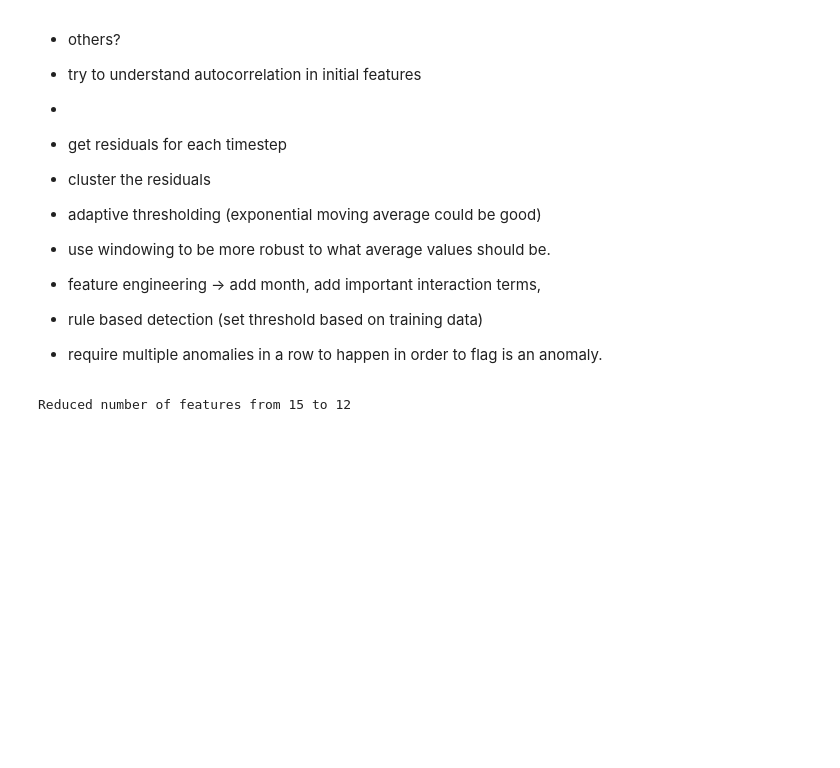
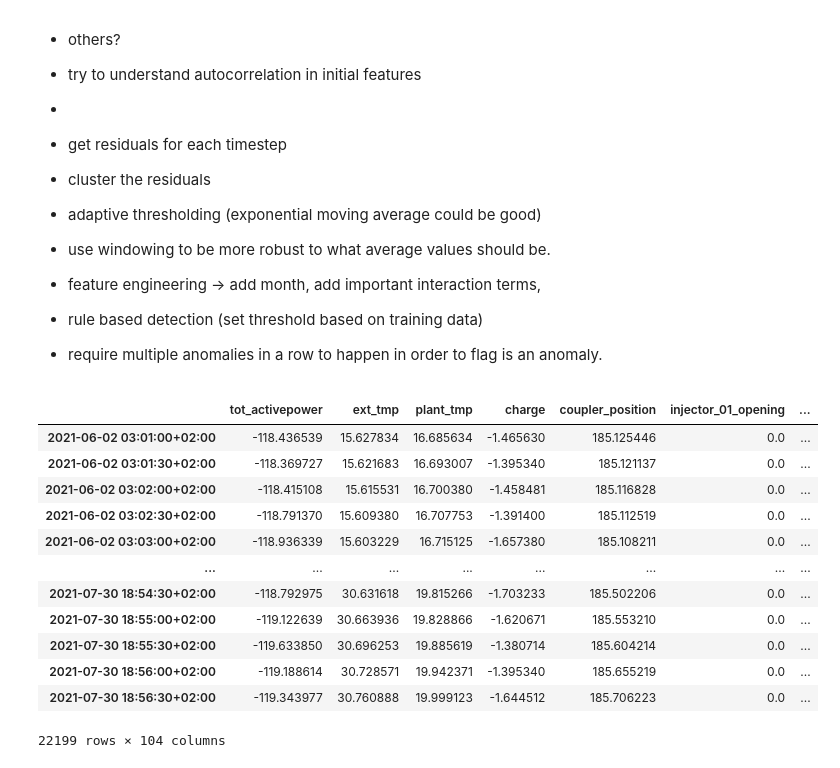
Before and after one commit to j0shcd/ml4pm-project, a Jupyter notebook: josh_models.ipynb, the cells around one changed output. Saved outputs shown, nothing was run; the diff lists cells and outputs as text; code cells hidden in the pictures; blank space fills up the shorter version.

```diff
--- a/josh_models.ipynb
+++ b/josh_models.ipynb
@@ -53 +79,19 @@ u6_test_equil_pump = data_preprocessing.u6_test_equil_pump
+# %%
+# restart kernel/VScode until the ema features show up
+
+u5_s01_equil_pump
+# %% [output]
+|  | tot_activepower | ext_tmp | plant_tmp | charge | coupler_position | injector_01_opening | ... |
+| 2021-06-02 03:01:00+02:00 | -118.436539 | 15.627834 | 16.685634 | -1.465630 | 185.125446 | 0.0 | ... |
+| 2021-06-02 03:01:30+02:00 | -118.369727 | 15.621683 | 16.693007 | -1.395340 | 185.121137 | 0.0 | ... |
+| 2021-06-02 03:02:00+02:00 | -118.415108 | 15.615531 | 16.700380 | -1.458481 | 185.116828 | 0.0 | ... |
+| 2021-06-02 03:02:30+02:00 | -118.791370 | 15.609380 | 16.707753 | -1.391400 | 185.112519 | 0.0 | ... |
+| 2021-06-02 03:03:00+02:00 | -118.936339 | 15.603229 | 16.715125 | -1.657380 | 185.108211 | 0.0 | ... |
+| ... | ... | ... | ... | ... | ... | ... | ... |
+| 2021-07-30 18:54:30+02:00 | -118.792975 | 30.631618 | 19.815266 | -1.703233 | 185.502206 | 0.0 | ... |
+| 2021-07-30 18:55:00+02:00 | -119.122639 | 30.663936 | 19.828866 | -1.620671 | 185.553210 | 0.0 | ... |
+| 2021-07-30 18:55:30+02:00 | -119.633850 | 30.696253 | 19.885619 | -1.380714 | 185.604214 | 0.0 | ... |
+| 2021-07-30 18:56:00+02:00 | -119.188614 | 30.728571 | 19.942371 | -1.395340 | 185.655219 | 0.0 | ... |
+| 2021-07-30 18:56:30+02:00 | -119.343977 | 30.760888 | 19.999123 | -1.644512 | 185.706223 | 0.0 | ... |
+22199 rows × 104 columns
 # %%
@@ -67,17 +114,15 @@ target = 'stat_magn_01_tmp'
 X = u5_train_equil_pump[features]
 y = u5_train_equil_pump[target]
 # %%
-# Standardize the features before applying PCA
-scaler = StandardScaler()
-X_scaled = scaler.fit_transform(X)
+# # Standardize the features before applying PCA
+# scaler = StandardScaler()
+# X_scaled = scaler.fit_transform(X)
 
-# Applying PCA
-pca = PCA(n_components=0.95)  # Keep 95% of variance
-X_pca = pca.fit_transform(X_scaled)
+# # Applying PCA
+# pca = PCA(n_components=0.95)  # Keep 95% of variance
+# X_pca = pca.fit_transform(X_scaled)
 
-print(f"Reduced number of features from {X.shape[1]} to {X_pca.shape[1]}")
+# print(f"Reduced number of features from {X.shape[1]} to {X_pca.shape[1]}")
-# %% [output]
-Reduced number of features from 15 to 12
 # %%
 # X_train, X_test, y_train, y_test = train_test_split(X, y, test_size=0.3, random_state=42)
 
```
Also changed, not shown: parts of 14 cells of this notebook, 1 other file.
